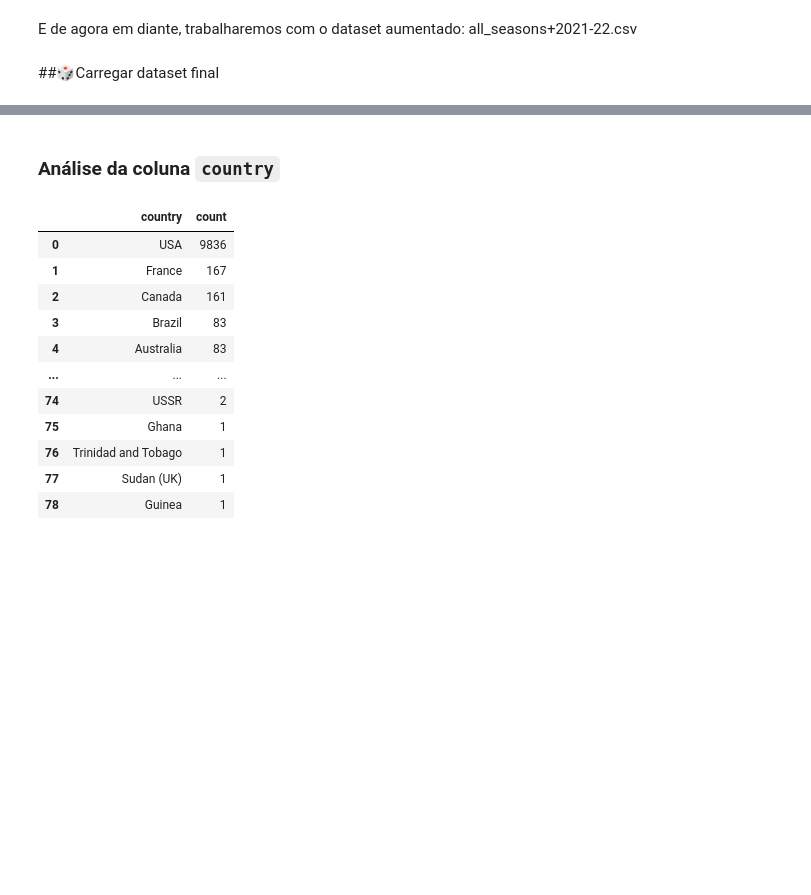
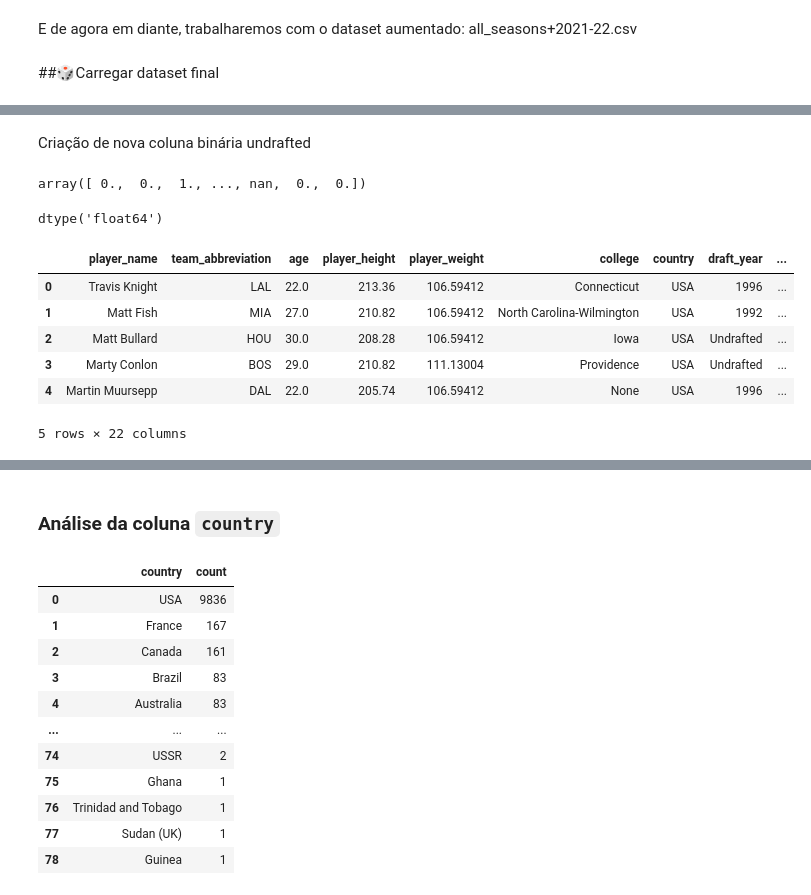
Before and after one commit to tta13/NBA-data-analysis, a Jupyter notebook: code.ipynb, the cells around one changed output, grey strips where cells are left out. Drawn from its saved outputs; the diff is of its cells as text; code cells hidden in the pictures; blank space fills up the shorter version.

Commit message:
Add type definition preprocessing

```diff
--- a/code.ipynb
+++ b/code.ipynb
@@ -513,0 +637,28 @@ data_path = '/content/drive/MyDrive/2022.1/TA GDI/projeto1/data/all_seasons+2021
+# %% [markdown]
+Criação de nova coluna binária undrafted
+# %%
+def get_undrafted_value(draft_year_val):
+  if draft_year_val == 'Undrafted': return 1 # represents undrafted players
+  elif np.isnan(float(draft_year_val)): return np.nan # represents unavailable info
+  else: return 0 # represents a drafted player
+
+undrafted_column_values = df.draft_year.apply(get_undrafted_value).to_numpy()
+undrafted_column_values
+# %% [output]
+array([ 0.,  0.,  1., ..., nan,  0.,  0.])
+# %%
+df['undrafted'] = undrafted_column_values
+# %%
+df['undrafted'].dtype # type float includes NaN
+# %% [output]
+dtype('float64')
+# %%
+df.head()
+# %% [output]
+|  | player_name | team_abbreviation | age | player_height | player_weight | college | country | draft_year | ... |
+| 0 | Travis Knight | LAL | 22.0 | 213.36 | 106.59412 | Connecticut | USA | 1996 | ... |
+| 1 | Matt Fish | MIA | 27.0 | 210.82 | 106.59412 | North Carolina-Wilmington | USA | 1992 | ... |
+| 2 | Matt Bullard | HOU | 30.0 | 208.28 | 106.59412 | Iowa | USA | Undrafted | ... |
+| 3 | Marty Conlon | BOS | 29.0 | 210.82 | 111.13004 | Providence | USA | Undrafted | ... |
+| 4 | Martin Muursepp | DAL | 22.0 | 205.74 | 106.59412 | None | USA | 1996 | ... |
+5 rows × 22 columns
```
Also changed, not shown: parts of 34 cells of this notebook.
